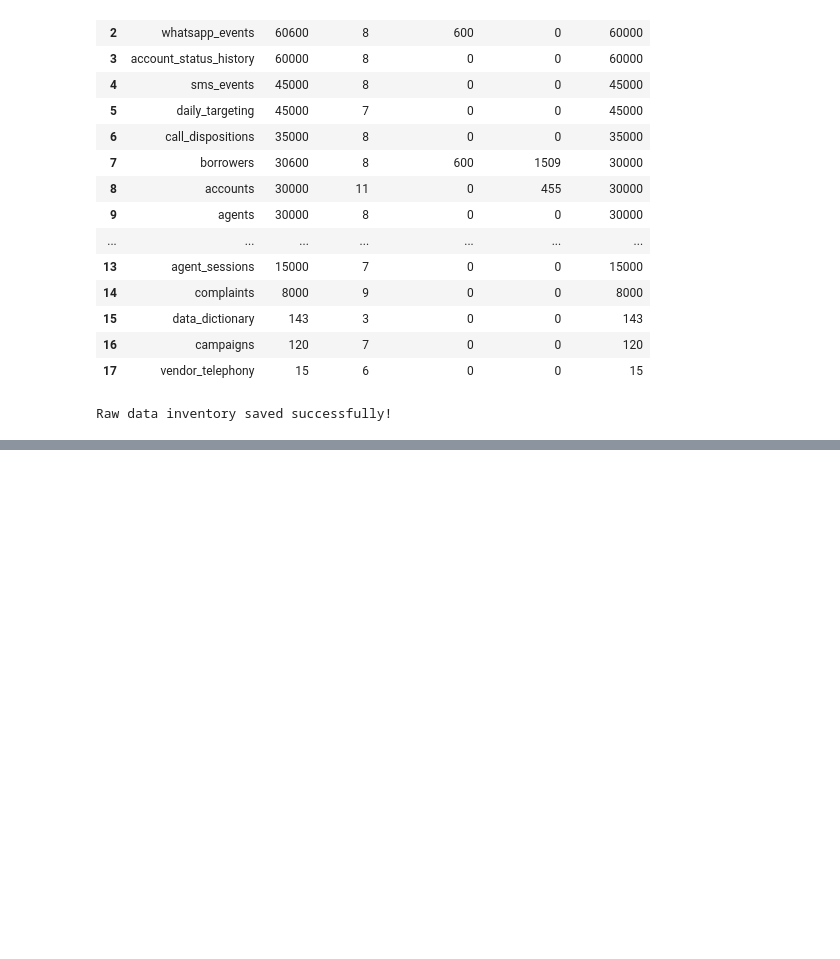
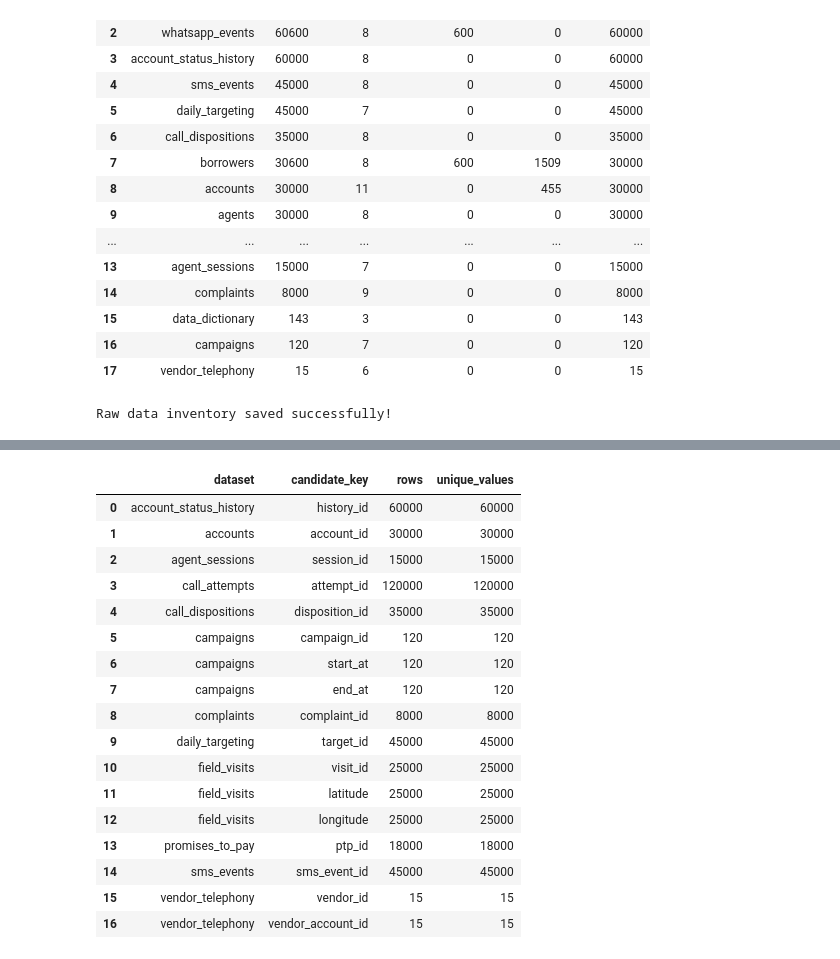
Before and after one commit to Rohit3435/Data_Analyst_Assignment, a Jupyter notebook: Data_Analyst_Project.ipynb, the cells around one changed output, grey strips where cells are left out. Drawn from its saved outputs; the diff is of its cells as text; code cells hidden in the pictures; blank space fills up the shorter version.

```diff
--- a/Data_Analyst_Project.ipynb
+++ b/Data_Analyst_Project.ipynb
@@ -121,0 +256,41 @@ Raw data inventory saved successfully!
+# %%
+primary_key_candidates = []
+
+for name, df in data.items():
+    if name == "data_dictionary":
+        continue
+
+    for column in df.columns:
+        missing = df[column].isna().sum()
+        unique = df[column].nunique()
+
+        if missing == 0 and unique == len(df):
+            primary_key_candidates.append({
+                "dataset": name,
+                "candidate_key": column,
+                "rows": len(df),
+                "unique_values": unique
+            })
+
+primary_key_candidates_df = pd.DataFrame(primary_key_candidates)
+
+primary_key_candidates_df
+# %% [output]
+|  | dataset | candidate_key | rows | unique_values |
+| 0 | account_status_history | history_id | 60000 | 60000 |
+| 1 | accounts | account_id | 30000 | 30000 |
+| 2 | agent_sessions | session_id | 15000 | 15000 |
+| 3 | call_attempts | attempt_id | 120000 | 120000 |
+| 4 | call_dispositions | disposition_id | 35000 | 35000 |
+| 5 | campaigns | campaign_id | 120 | 120 |
+| 6 | campaigns | start_at | 120 | 120 |
+| 7 | campaigns | end_at | 120 | 120 |
+| 8 | complaints | complaint_id | 8000 | 8000 |
+| 9 | daily_targeting | target_id | 45000 | 45000 |
+| 10 | field_visits | visit_id | 25000 | 25000 |
+| 11 | field_visits | latitude | 25000 | 25000 |
+| 12 | field_visits | longitude | 25000 | 25000 |
+| 13 | promises_to_pay | ptp_id | 18000 | 18000 |
+| 14 | sms_events | sms_event_id | 45000 | 45000 |
+| 15 | vendor_telephony | vendor_id | 15 | 15 |
+| 16 | vendor_telephony | vendor_account_id | 15 | 15 |
```
Also changed, not shown: parts of 15 cells of this notebook, 1 other file.
